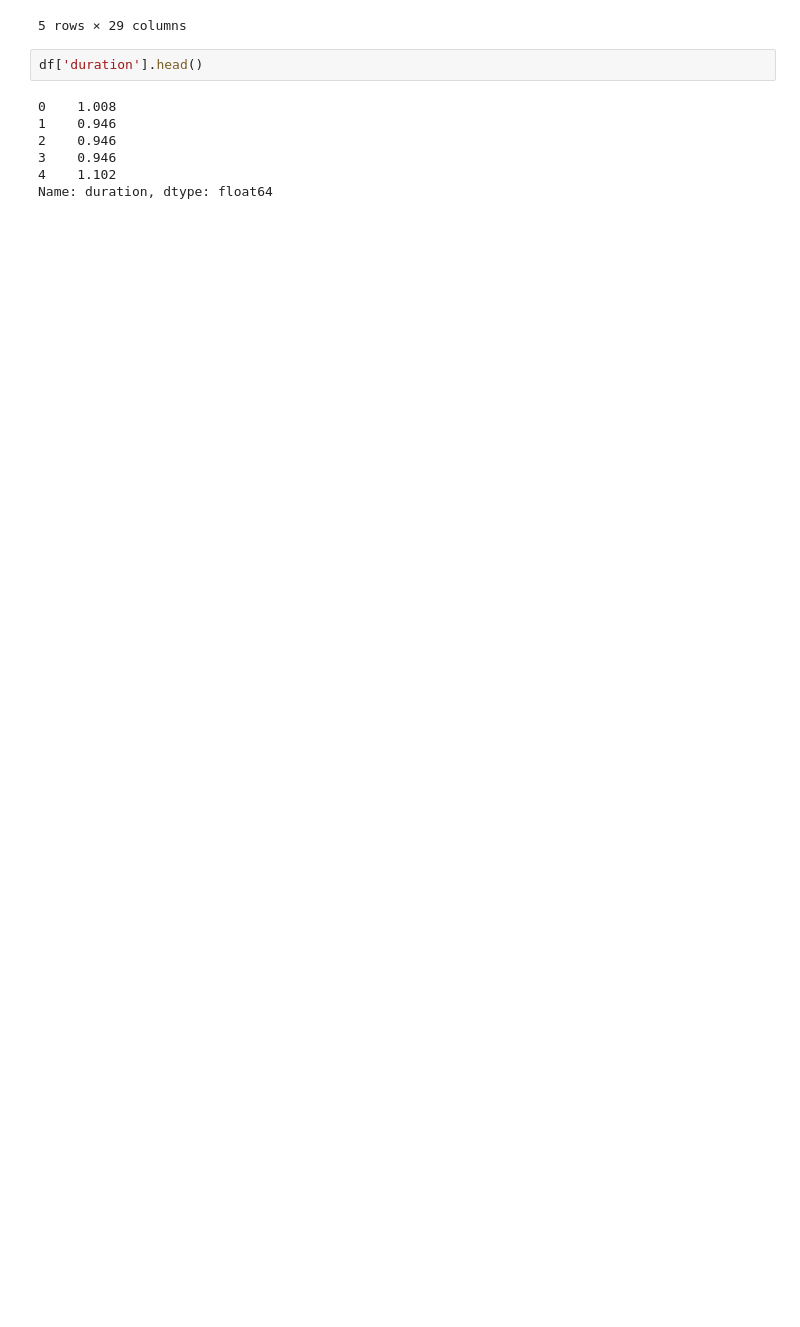
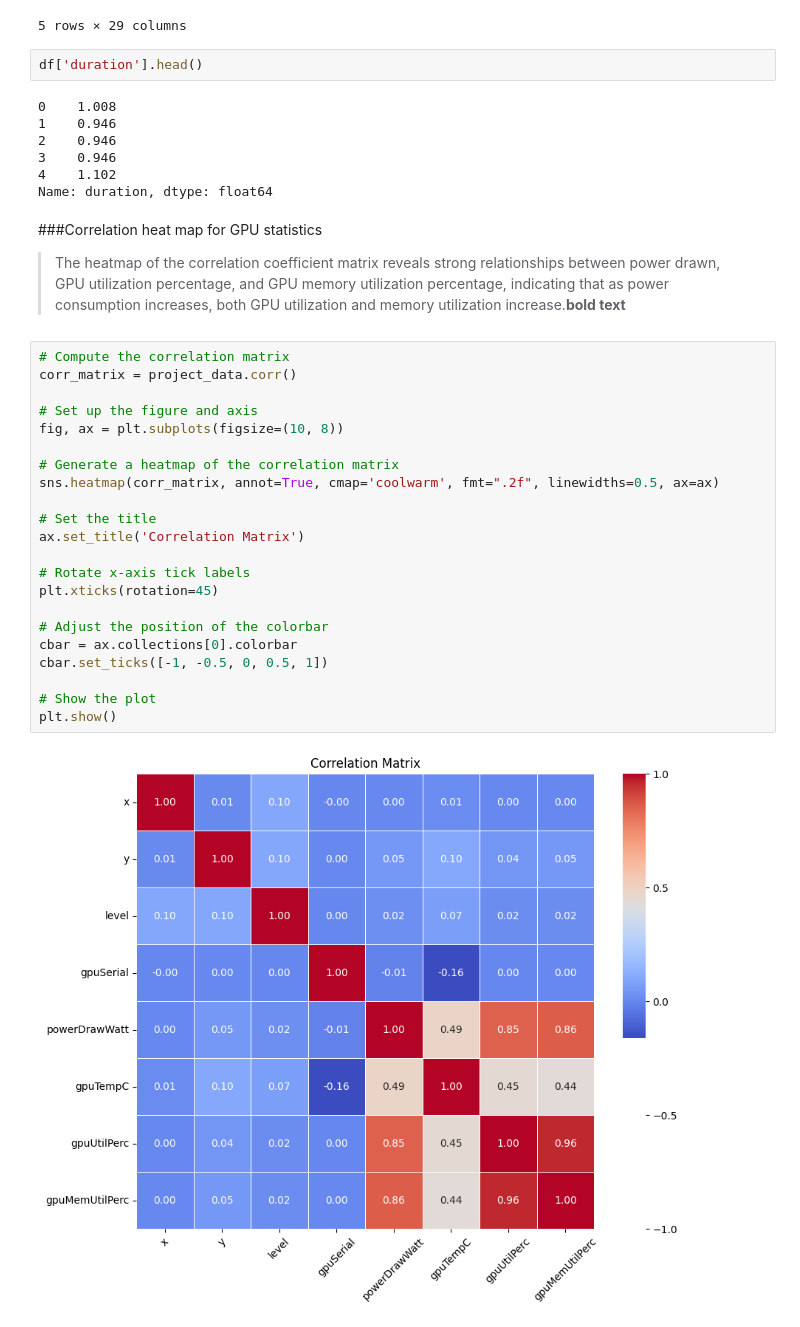
Before and after one commit to VishalPawar08/Cloud-Computing---TeraPixel, a Jupyter notebook: TeraPixel Original .ipynb, the cells around one changed output. Cells and saved outputs as stored; diff of their text form; blank space fills up the shorter version.

```diff
--- a/TeraPixel Original .ipynb
+++ b/TeraPixel Original .ipynb
@@ -229,3 +229,31 @@ df['duration'].head()
 3    0.946
 4    1.102
 Name: duration, dtype: float64
+# %% [markdown]
+###Correlation heat map for GPU statistics
+
+>The heatmap of the correlation coefficient matrix reveals strong relationships between power drawn, GPU utilization percentage, and GPU memory utilization percentage, indicating that as power consumption increases, both GPU utilization and memory utilization increase.**bold text**
+# %%
+# Compute the correlation matrix
+corr_matrix = project_data.corr()
+
+# Set up the figure and axis
+fig, ax = plt.subplots(figsize=(10, 8))
+
+# Generate a heatmap of the correlation matrix
+sns.heatmap(corr_matrix, annot=True, cmap='coolwarm', fmt=".2f", linewidths=0.5, ax=ax)
+
+# Set the title
+ax.set_title('Correlation Matrix')
+
+# Rotate x-axis tick labels
+plt.xticks(rotation=45)
+
+# Adjust the position of the colorbar
+cbar = ax.collections[0].colorbar
+cbar.set_ticks([-1, -0.5, 0, 0.5, 1])
+
+# Show the plot
+plt.show()
+# %% [output]
+[figure, added]
```
